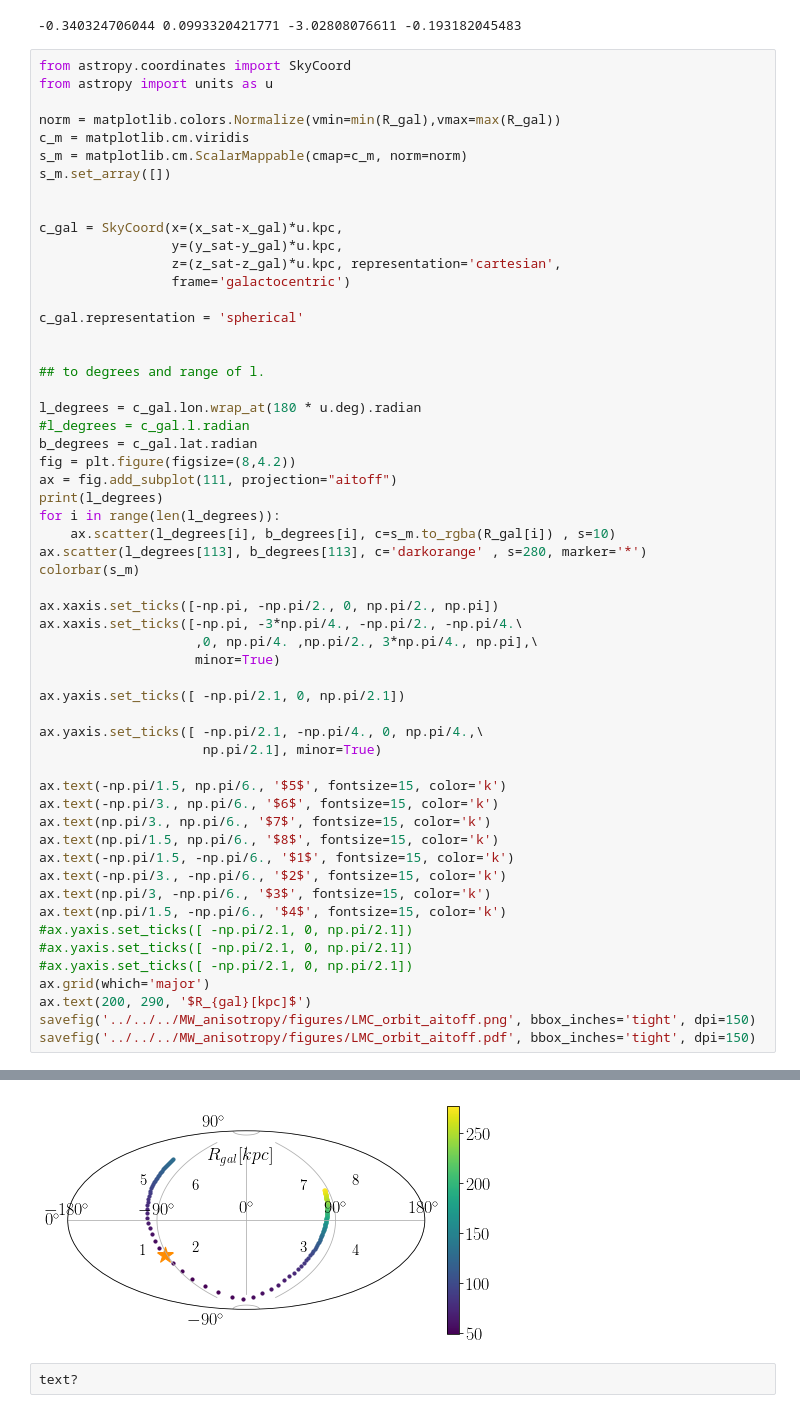
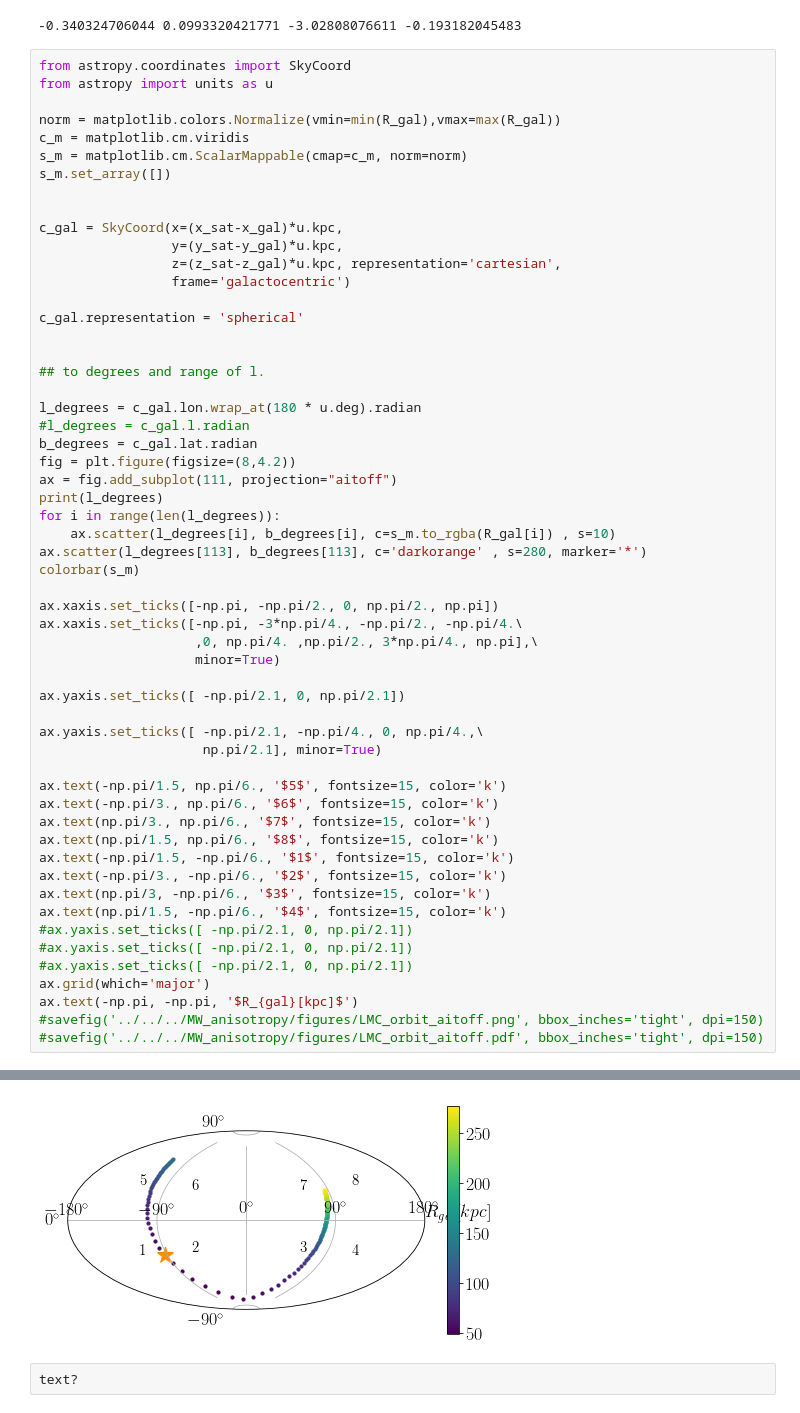
Before and after one commit to jngaravitoc/LMC-MW, a Jupyter notebook: code/LMC_orbit/LMC_orbits.ipynb, the cells around one changed output, grey strips where cells are left out. Saved outputs shown, nothing was run; the diff lists cells and outputs as text.

```diff
--- a/code/LMC_orbit/LMC_orbits.ipynb
+++ b/code/LMC_orbit/LMC_orbits.ipynb
@@ -449,9 +489,9 @@ ax.text(np.pi/1.5, -np.pi/6., '$4$', fontsize=15, color='k')
 #ax.yaxis.set_ticks([ -np.pi/2.1, 0, np.pi/2.1])
 #ax.yaxis.set_ticks([ -np.pi/2.1, 0, np.pi/2.1])
 ax.grid(which='major')
-ax.text(200, 290, '$R_{gal}[kpc]$')
-savefig('../../../MW_anisotropy/figures/LMC_orbit_aitoff.png', bbox_inches='tight', dpi=150)
-savefig('../../../MW_anisotropy/figures/LMC_orbit_aitoff.pdf', bbox_inches='tight', dpi=150)
+ax.text(-np.pi, -np.pi, '$R_{gal}[kpc]$')
+#savefig('../../../MW_anisotropy/figures/LMC_orbit_aitoff.png', bbox_inches='tight', dpi=150)
+#savefig('../../../MW_anisotropy/figures/LMC_orbit_aitoff.pdf', bbox_inches='tight', dpi=150)
 # %% [output]
 [ 1.50254058  1.50206701  1.49974724  1.49895113  1.49753561  1.49643802
   1.49537814  1.49392676  1.49267601  1.49187013  1.49035006  1.48928133
@@ -473,3 +514,3 @@ savefig('../../../MW_anisotropy/figures/LMC_orbit_aitoff.pdf', bbox_inches='tigh
-[figure, old version]
+[figure, new version]
 # %%
 text?
```
Also changed, not shown: parts of 9 cells of this notebook.
